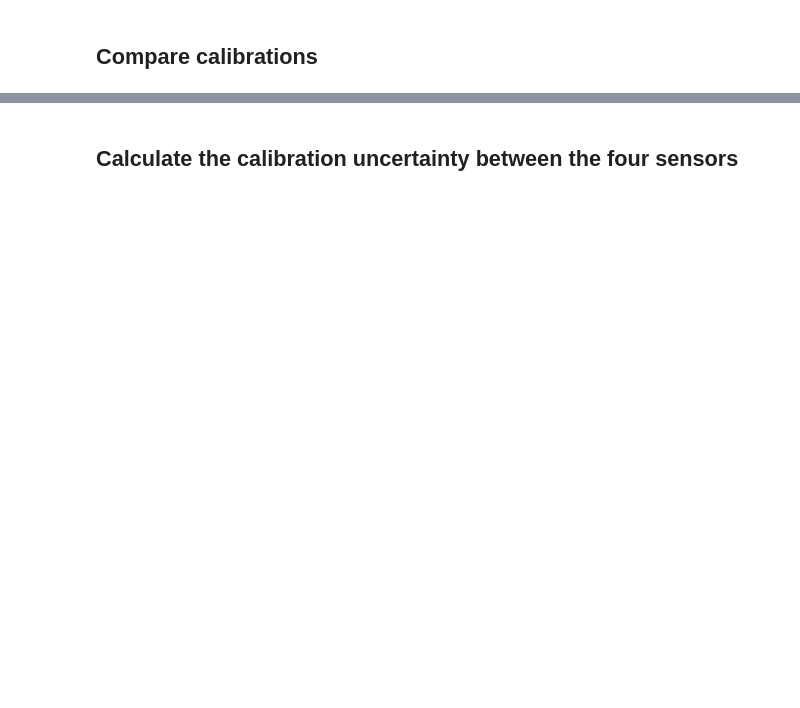
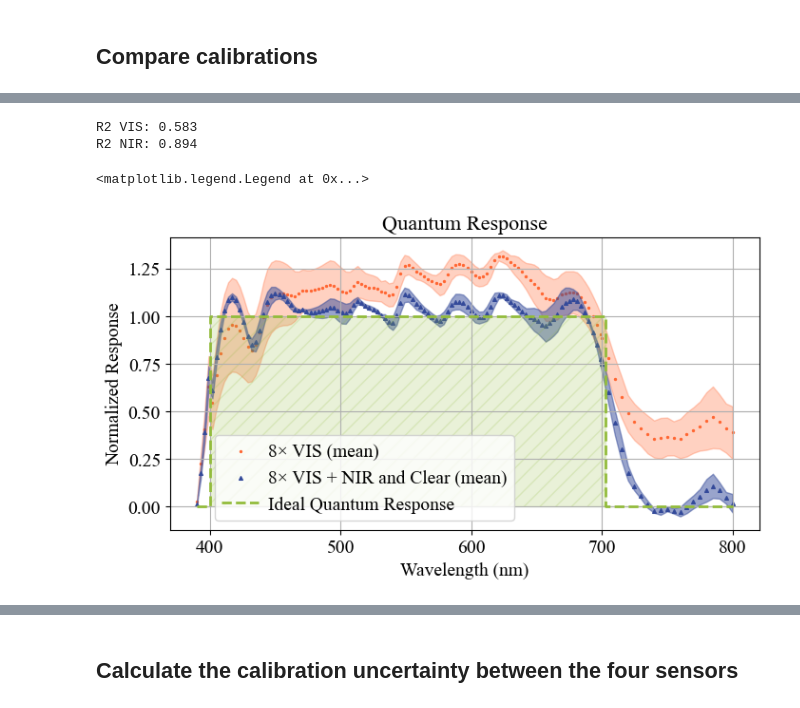
Before and after one commit to HKA-IES/Calibration-Multi-Spectral-PAR-Sensor, a Jupyter notebook: src/result_plots.ipynb, the cells around one changed output, grey strips where cells are left out. Cells and saved outputs as stored; diff of their text form; code cells hidden in the pictures; blank space fills up the shorter version.

```diff
--- a/src/result_plots.ipynb
+++ b/src/result_plots.ipynb
@@ -134,0 +155,63 @@ R2 NIR: 0.934
+# %%
+plt.figure(figsize=[8,4])
+
+plt.rcParams["font.family"] = "serif"
+plt.rcParams["font.serif"] = "Times New Roman"
+
+mean_vis = np.mean(vis_all, axis=0)
+std_vis = np.std(vis_all, axis=0)
+coef_of_variation_vis = std_vis / mean_vis * 100
+#print(f"Coefficient of Variation VIS: {coef_of_variation_vis.mean():.3f}")
+#print(f"Mean VIS: {mean_vis.mean():.3f}")
+#print(f"Std VIS: {std_vis.mean():.3f}")
+
+mean_nir_comp = np.mean(nir_comp_all, axis=0)
+std_nir_comp = np.std(nir_comp_all, axis=0)
+coef_of_variation_nir_comp = std_nir_comp / mean_nir_comp * 100
+#print(f"Coefficient of Variation NIR Comp: {coef_of_variation_nir_comp.mean():.3f}")
+#print(f"Mean NIR Comp: {mean_nir_comp.mean():.3f}")
+#print(f"Std NIR Comp: {std_nir_comp.mean():.3f}")
+
+# Filter data to only include wavelengths up to 900nm
+wl_filtered = wl[wl <= 800]
+mean_vis = mean_vis[:len(wl_filtered)]
+std_vis = std_vis[:len(wl_filtered)]
+mean_nir_comp = mean_nir_comp[:len(wl_filtered)]
+std_nir_comp = std_nir_comp[:len(wl_filtered)]
+PAR_filtered = PAR[:len(wl_filtered)]
+
+
+#plt.scatter(wl, vis, label='VIS channels', color='#ff6733', marker='o', s=1)
+
+plt.scatter(wl_filtered, mean_vis, label='8× VIS (mean)', color='#ff6733', marker='o', s=2)
+plt.fill_between(wl_filtered, mean_vis - std_vis, mean_vis + std_vis, color='#ff6733', alpha=0.3)
+
+plt.scatter(wl_filtered, mean_nir_comp, label='8× VIS + NIR and Clear (mean)', color='#344a9a', marker='^', s=7)
+plt.fill_between(wl_filtered, mean_nir_comp - std_nir_comp, mean_nir_comp + std_nir_comp, color='#344a9a', alpha=0.5)
+
+#plt.scatter(wl, nir_comp, label='NIR compensated', color='#344a9a', s=3, marker='o')
+plt.step(wl_filtered, PAR_filtered, linestyle='--', label=f'Ideal Quantum Response', color="#93bc3c", linewidth=2, where='mid')
+plt.fill_between(wl_filtered, 0, PAR_filtered , color="#93bc3c", alpha=0.2, hatch='//', edgecolor='#93bc3c', step='mid')
+
+plt.rcParams['axes.labelsize'] = 14
+plt.rcParams['xtick.labelsize'] = 14
+plt.rcParams['ytick.labelsize'] = 14
+plt.rcParams['axes.titlesize'] = 16
+
+print(f"R2 VIS: {r2_score(PAR_filtered, mean_vis):.3f}")
+print(f"R2 NIR: {r2_score(PAR_filtered, mean_nir_comp):.3f}")
+
+plt.grid()
+plt.xlabel('Wavelength (nm)')
+plt.ylabel('Normalized Response')
+#plt.text(820, 0.23, f"R2: {r2_score(PAR, nir_comp):.3f}", fontsize = 14)
+# Remove rows with NaN values in 'PAR' or 'PAR_calculated'
+plt.title(f'Quantum Response')
+#plt.title(f'{self.sensor_type} Sensor {self.sensor_number} Quantum Response')
+plt.legend(loc = "lower left", bbox_to_anchor=(0.06,0.0), fontsize = 14, handletextpad=0.5)
+#plt.savefig(f'quantum_response_short.png', dpi=600, bbox_inches='tight')
+# %% [output]
+R2 VIS: 0.583
+R2 NIR: 0.894
+<matplotlib.legend.Legend at 0x...>
+[figure, added]
```
Also changed, not shown: parts of 8 cells of this notebook, 2 other files.
